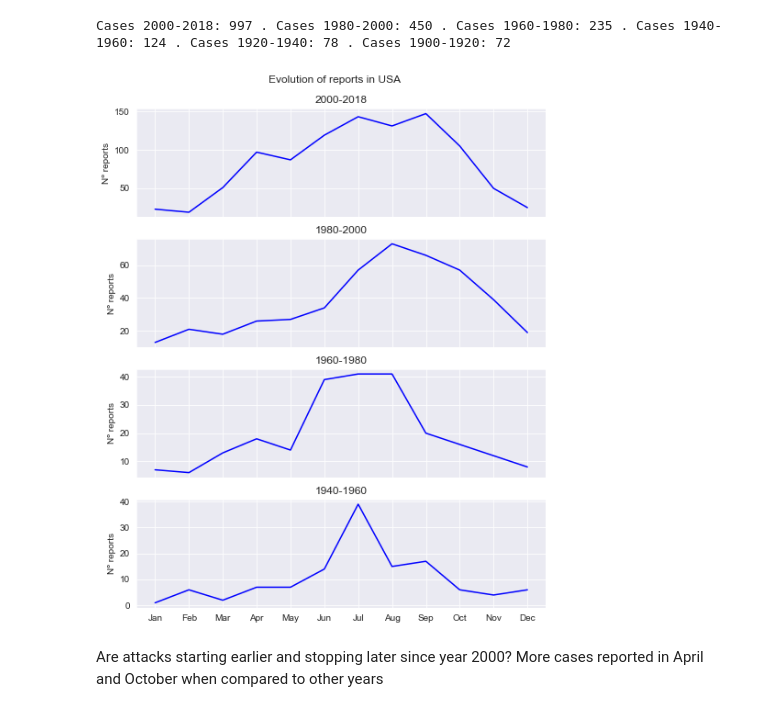
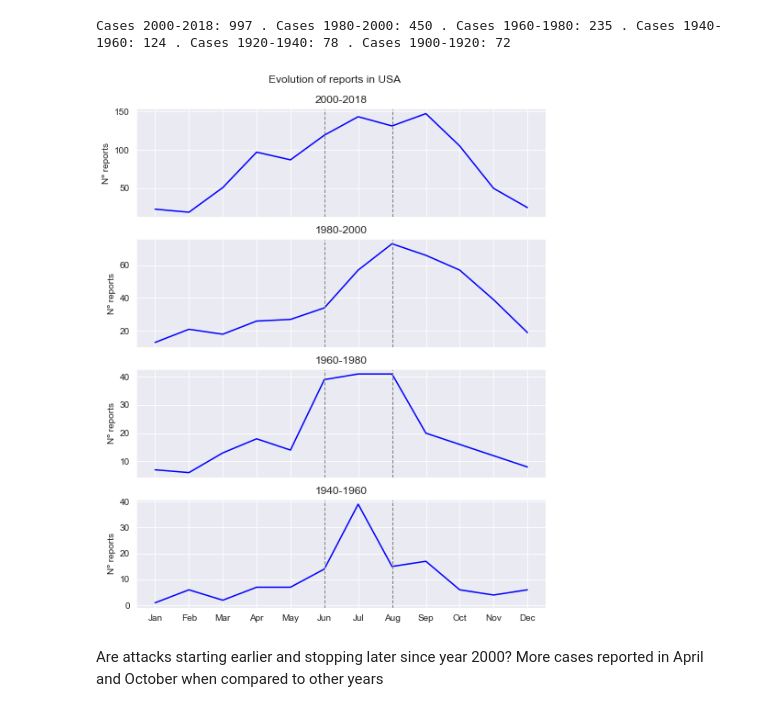
Before and after one commit to mplanasgit/project-1, a Jupyter notebook: my_project_analysis.ipynb, the cells around one changed output. Saved outputs shown, nothing was run; the diff lists cells and outputs as text; code cells hidden in the pictures.

Commit message:
updated the graph and readdme

```diff
--- a/my_project_analysis.ipynb
+++ b/my_project_analysis.ipynb
@@ -604,39 +604,47 @@ plt.plot(x, y1, 'b')
 plt.ylabel(ylabel="Nº reports")
 plt.xticks(ticks = range(1,13), labels=["","","","","","","","","","","",""])
 plt.title('2000-2018')
+plt.axvline(x=6, color='grey', ls='--', lw=1)
+plt.axvline(x=8, color='grey', ls='--', lw=1)
 
 # 2nd
 plt.sca(ax[1])
 plt.plot(x, y2, 'b')
 plt.ylabel(ylabel="Nº reports")
 plt.xticks(ticks = range(1,13), labels=["","","","","","","","","","","",""])
 plt.title('1980-2000')
+plt.axvline(x=6, color='grey', ls='--', lw=1)
+plt.axvline(x=8, color='grey', ls='--', lw=1)
 
 # 3rd
 plt.sca(ax[2])
 plt.plot(x, y3, 'b')
 plt.ylabel(ylabel="Nº reports")
 plt.xticks(ticks = range(1,13), labels=["","","","","","","","","","","",""])
 plt.title('1960-1980')
+plt.axvline(x=6, color='grey', ls='--', lw=1)
+plt.axvline(x=8, color='grey', ls='--', lw=1)
 
 # 4th
 plt.sca(ax[3])
 plt.plot(x, y4, 'b')
 plt.ylabel(ylabel="Nº reports")
 plt.xticks(ticks = range(1,13), labels=["Jan","Feb","Mar","Apr","May","Jun","Jul","Aug","Sep","Oct","Nov","Dec"])
 plt.title('1940-1960')
+plt.axvline(x=6, color='grey', ls='--', lw=1)
+plt.axvline(x=8, color='grey', ls='--', lw=1)
 
 # 5th
 # plt.sca(ax[4])
 # plt.plot(x, y5, 'b')
 # plt.ylabel(ylabel="Nº reports")
 # plt.xticks(ticks = range(1,13), labels=["Jan","Feb","Mar","Apr","May","Jun","Jul","Aug","Sep","Oct","Nov","Dec"])
 # plt.title('1920-1940')
 
 plt.show()
 fig_month_year_USA.figure.savefig('./images/month_year_USA.jpg', dpi=1000, bbox_inches='tight')
 # %% [output]
-[figure, old version]
+[figure, new version]
 # %% [markdown]
 Are attacks starting earlier and stopping later since year 2000? More cases reported in April and October when compared to other years
 # %%
```
Also changed, not shown: parts of 14 cells of this notebook, 2 other files.
